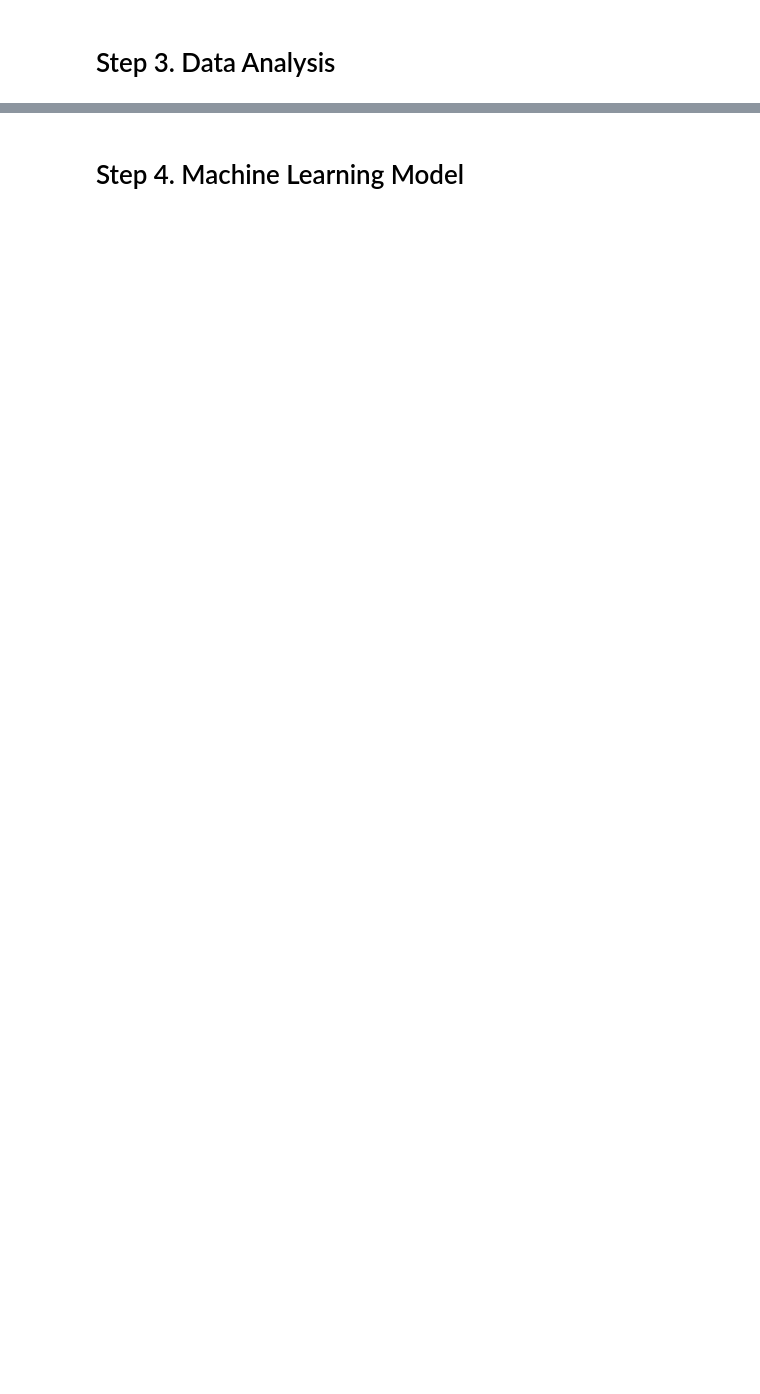
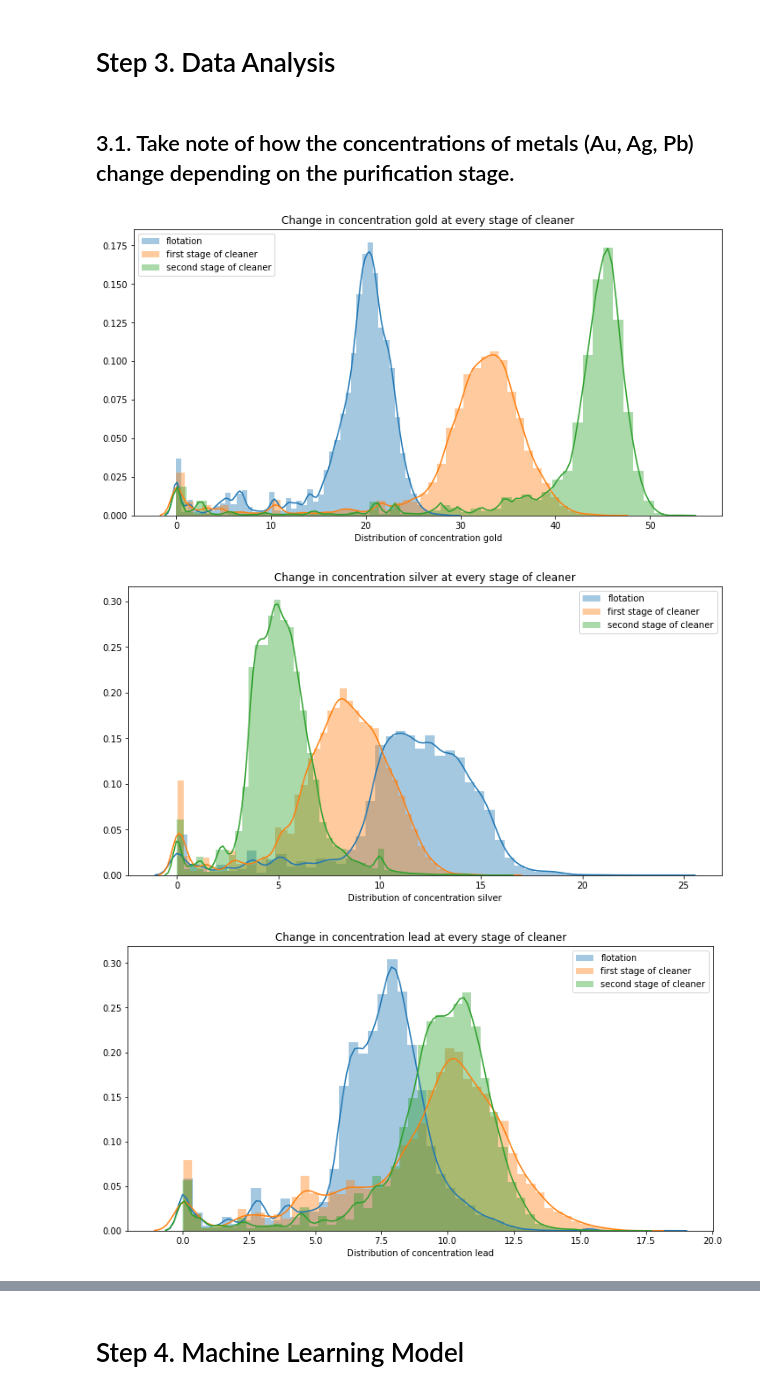
Before and after one commit to rainbowmoonlight/Yandex_Practicum_Projects, a Jupyter notebook: 09 Gold Recovery ML Prediction/Gold Recovery Prediction Machine Learning.ipynb, the cells around one changed output, grey strips where cells are left out. Saved outputs shown, nothing was run; the diff lists cells and outputs as text; code cells hidden in the pictures; blank space fills up the shorter version.

Commit message:
update model machine learning gold recovery

```diff
--- a/09 Gold Recovery ML Prediction/Gold Recovery Prediction Machine Learning.ipynb
+++ b/09 Gold Recovery ML Prediction/Gold Recovery Prediction Machine Learning.ipynb
@@ -457,6 +463,11 @@ for df in (df_train, df_test, df_full):
 0
 # %% [markdown]
 No more missing values.
+# %%
+# fix datetime data types
+df_train['date'] = pd.to_datetime(df_train['date'], format='%Y-%m-%dT%H:%M:%S')
+df_test['date'] = pd.to_datetime(df_test['date'], format='%Y-%m-%dT%H:%M:%S')
+df_full['date'] = pd.to_datetime(df_full['date'], format='%Y-%m-%dT%H:%M:%S')
 # %% [markdown]
 ## Check that recovery is calculated correctly.
 - Using the training set, calculate recovery for the `rougher.output.recovery` feature.
@@ -489,2 +567,23 @@ mae(target, calculated)
 # %% [markdown]
 # Step 3. Data Analysis <a class="anchor" id="analysis"></a>
+# %% [markdown]
+## 3.1. Take note of how the concentrations of metals (Au, Ag, Pb) change depending on the purification stage.
+# %%
+metals = [('au', 'gold'), ('ag', 'silver'), ('pb', 'lead')]
+
+stages = [('rougher.output.concentrate_', 'flotation'),
+               ('primary_cleaner.output.concentrate_', 'first stage of cleaner'),
+               ('final.output.concentrate_', 'second stage of cleaner')]
+# %%
+for i in metals:
+    plt.figure(figsize=(12,6))
+    for stage in stages:
+        ax = sns.distplot(df_full[stage[0] + i[0]], label=stage[1])
+        plt.legend()
+        ax.set_xlabel('Distribution of concentration ' + i[1])
+        ax.set_title('Change in concentration ' + i[1] + ' at every stage of cleaner')
+    plt.show()
+# %% [output]
+[figure, added]
+[figure, added]
+[figure, added]
```
Also changed, not shown: parts of 55 cells of this notebook.
